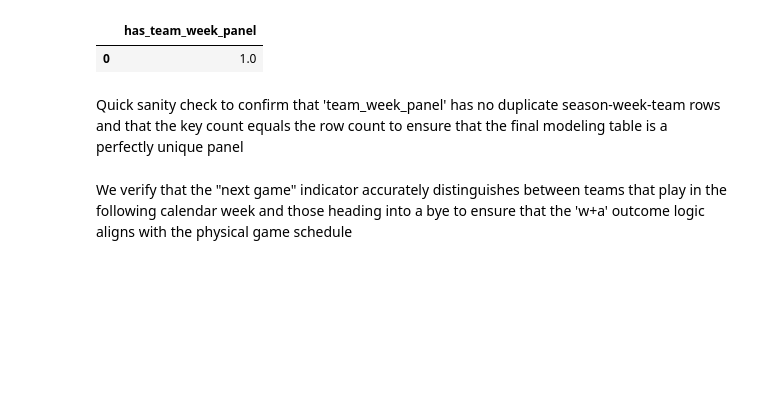
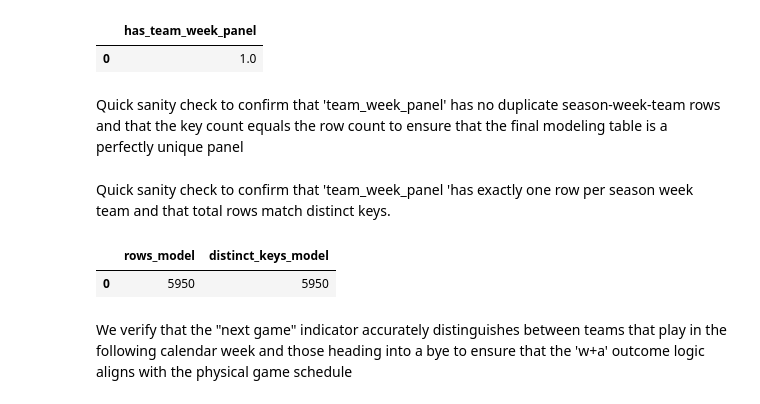
Before and after one commit to SiddharthKorukonda/2025-26-NFLPA-Data-Analytics-Case-Competition, a Jupyter notebook: notebooks/11_sanity_check_panel.ipynb, the cells around one changed output. Saved outputs shown, nothing was run; the diff lists cells and outputs as text; code cells hidden in the pictures; blank space fills up the shorter version.

```diff
--- a/notebooks/11_sanity_check_panel.ipynb
+++ b/notebooks/11_sanity_check_panel.ipynb
@@ -258,6 +258,81 @@ dups
 
 if len(dups) > 0:
     raise RuntimeError("Duplicate season week team rows exist in team_week_panel, investigate joins before proceeding")
+# %% [markdown]
+Quick sanity check to confirm that 'team_week_panel 'has exactly one row per season week team and that total rows match distinct keys.
+# %%
+SEASON_COL = "season"
+WEEK_COL = "week"
+TEAM_COL = "team"
+
+PANEL_TABLE = "team_week_panel"
+MODEL_VIEW = "team_week_panel_nextweek_model"
+
+try:
+    con.execute("DROP VIEW IF EXISTS panel_next_week_flags")
+except Exception:
+    pass
+
+try:
+    con.execute("DROP TABLE IF EXISTS panel_next_week_flags")
+except Exception:
+    pass
+
+con.execute(f"""
+CREATE TABLE panel_next_week_flags AS
+WITH base AS (
+  SELECT
+    {SEASON_COL} AS season,
+    {WEEK_COL} AS week,
+    CAST({TEAM_COL} AS VARCHAR) AS team_key
+  FROM {PANEL_TABLE}
+),
+nxt AS (
+  SELECT
+    {SEASON_COL} AS season,
+    {WEEK_COL} AS week,
+    CAST({TEAM_COL} AS VARCHAR) AS team_key
+  FROM {PANEL_TABLE}
+)
+SELECT
+  b.season,
+  b.week,
+  b.team_key,
+  CASE WHEN n.week IS NULL THEN 0 ELSE 1 END AS has_next_week
+FROM base b
+LEFT JOIN nxt n
+  ON n.season = b.season
+ AND n.team_key = b.team_key
+ AND n.week = b.week + 1
+""")
+
+try:
+    con.execute(f"DROP VIEW IF EXISTS {MODEL_VIEW}")
+except Exception:
+    pass
+
+con.execute(f"""
+CREATE VIEW {MODEL_VIEW} AS
+SELECT
+  p.*,
+  f.has_next_week
+FROM {PANEL_TABLE} p
+JOIN panel_next_week_flags f
+  ON f.season = p.{SEASON_COL}
+ AND f.week = p.{WEEK_COL}
+ AND f.team_key = CAST(p.{TEAM_COL} AS VARCHAR)
+WHERE f.has_next_week = 1
+""")
+
+con.execute(f"""
+SELECT
+  COUNT(*) AS rows_model,
+  COUNT(DISTINCT CAST({SEASON_COL} AS VARCHAR) || '-' || CAST({WEEK_COL} AS VARCHAR) || '-' || CAST({TEAM_COL} AS VARCHAR)) AS distinct_keys_model
+FROM {MODEL_VIEW}
+""").df()
+# %% [output]
+|  | rows_model | distinct_keys_model |
+| 0 | 5950 | 5950 |
 # %% [markdown]
 We verify that the "next game" indicator accurately distinguishes between teams that play in the following calendar week and those heading into a bye to ensure that the 'w+a' outcome logic aligns with the physical game schedule
 # %%
```
Also changed, not shown: parts of 5 cells of this notebook.
